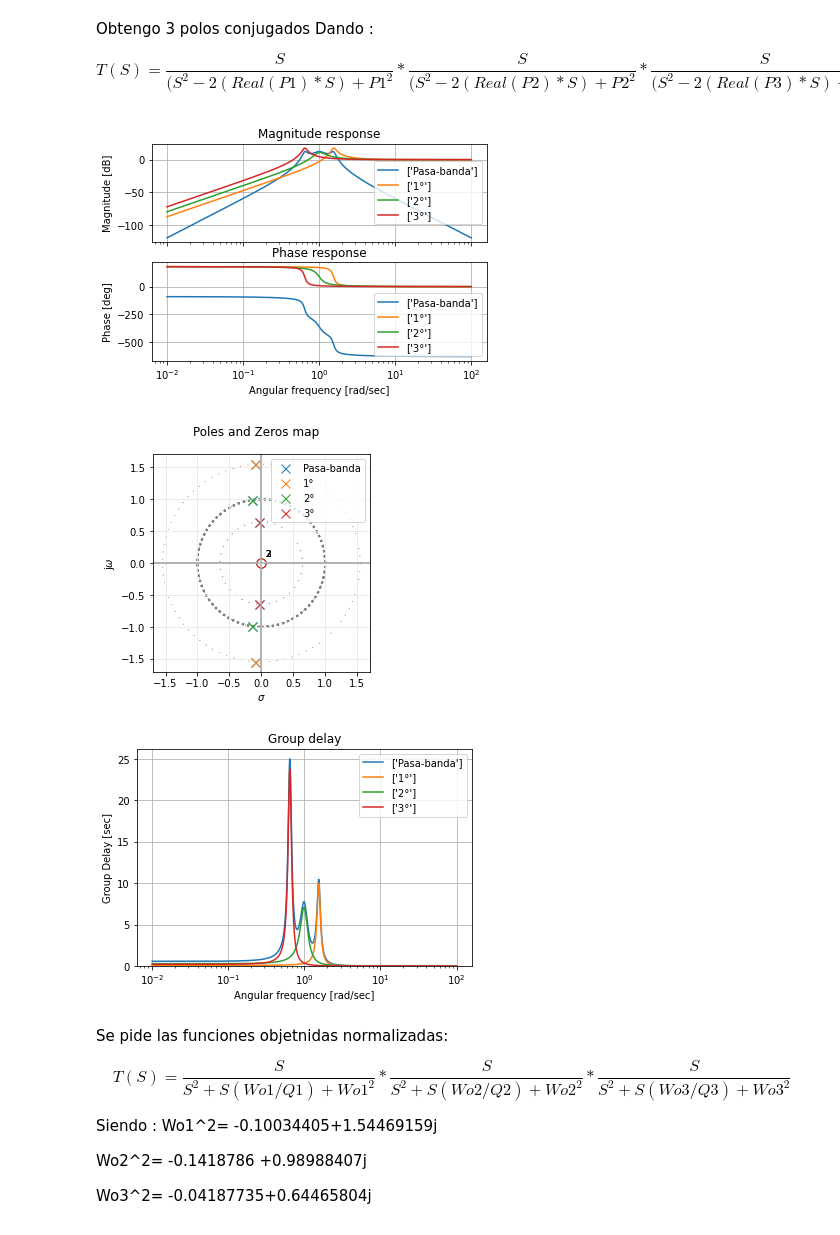
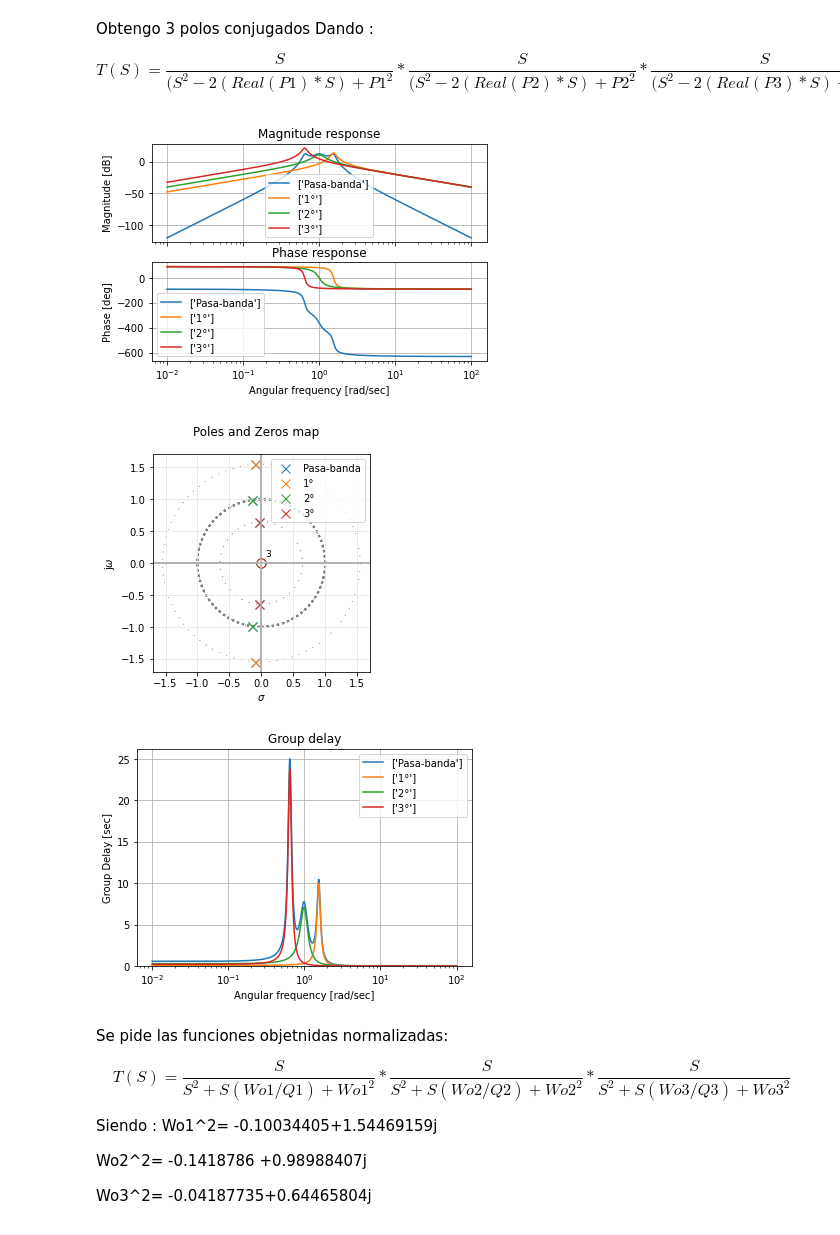
Before and after one commit to npepe/Tc2, a Jupyter notebook: TS4/TS4.ipynb, the cells around one changed output. Saved outputs shown, nothing was run; the diff lists cells and outputs as text; code cells hidden in the pictures.

```diff
--- a/TS4/TS4.ipynb
+++ b/TS4/TS4.ipynb
@@ -272,35 +272,35 @@ T(S) = \frac{S}{(S^2 -2(Real(P1)*S)+ P1^2} * \frac{S}{(S^2 -2(Real(P2)*S)+ P2^2}
 # %%
 import scipy
 import scipy.signal as signal
 from scipy import signal as sig
 from splane import analyze_sys, pretty_print_bicuad_omegayq
 
 import splane as siga
 
 num_Pb=[1,0,0,0]
 den_Pb=[1,0.5682,3.911,1.372,3.911,0.5682,1]
 
 mi_sos = sig.TransferFunction(num_Pb,den_Pb)
 analyze_sys(mi_sos, 'Pasa-banda')
 
 #Por separado seria
-num1=[1,0,0]
+num1=[1,0]
 den1=[1,-2*P1r,P1*P2]
 
-num2=[1,0,0]
+num2=[1,0]
 den2=[1,-2*P3r,P3*P4]
 
-num3=[1,0,0]
+num3=[1,0]
 den3=[1,-2*P5r,P5*P6]
 
 mi_sos = sig.TransferFunction(num1,den1)
 analyze_sys(mi_sos, '1°')
 mi_sos = sig.TransferFunction(num2,den2)
 analyze_sys(mi_sos, '2°')
 mi_sos = sig.TransferFunction(num3,den3)
 analyze_sys(mi_sos, '3°')
 # %% [output]
-[figure, old version]
+[figure, new version]
 [figure]
 [figure]
 # %% [markdown]
```
Also changed, not shown: 1 other file.
